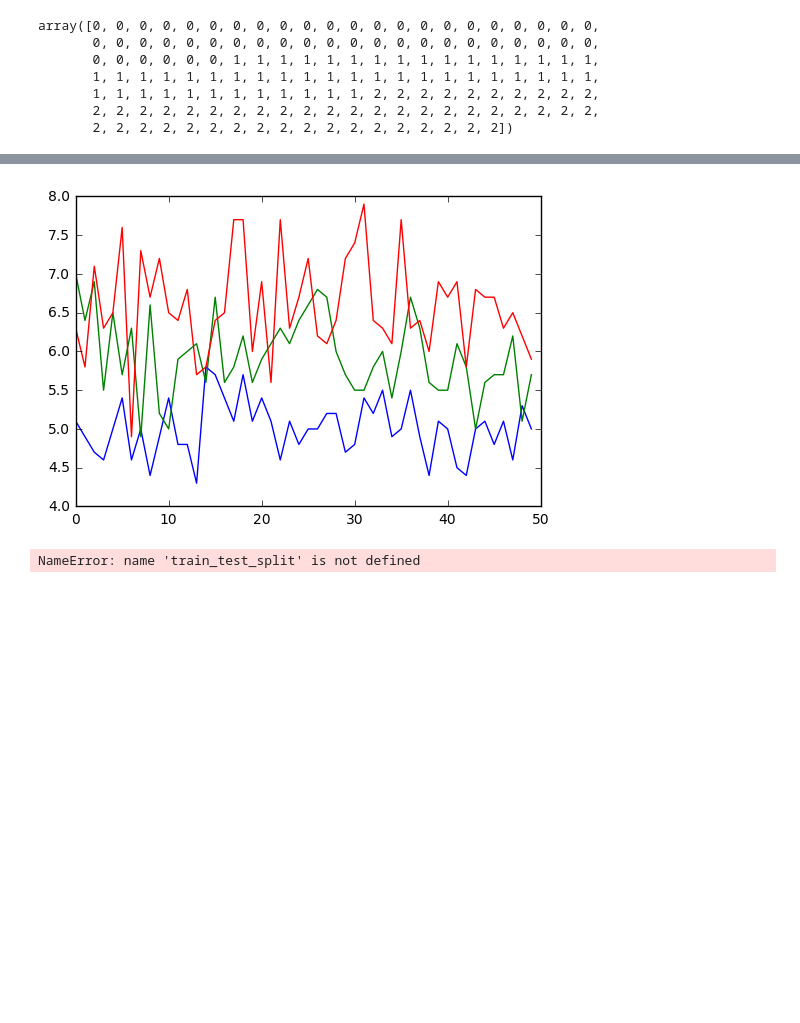
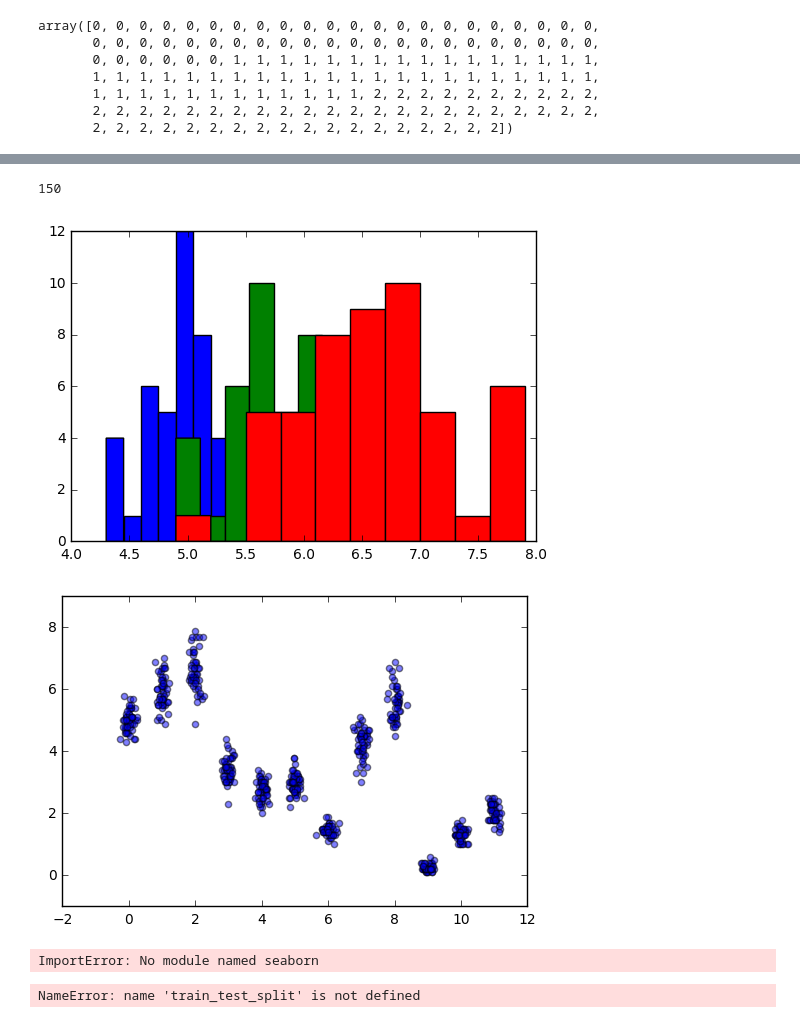
Before and after one commit to andreatrv/tests, a Jupyter notebook: iris.ipynb, the cells around one changed output, grey strips where cells are left out. Drawn from its saved outputs; the diff is of its cells as text; code cells hidden in the pictures; blank space fills up the shorter version.

```diff
--- a/iris.ipynb
+++ b/iris.ipynb
@@ -12,9 +23,9 @@ X = iris.data[:, :2]  # we only take the first two features.
 y = iris.target
 # %%
-iris.data
+x = iris.data
 
-xpd = pd.DataFrame(iris.data)
-xpd.describe()
+x_df = pd.DataFrame(iris.data)
+x_df.describe()
 # %% [output]
 |  | 0 | 1 | 2 | 3 |
 | count | 150.000000 | 150.000000 | 150.000000 | 150.000000 |
@@ -38,11 +75,30 @@ array([0, 0, 0, 0, 0, 0, 0, 0, 0, 0, 0, 0, 0, 0, 0, 0, 0, 0, 0, 0, 0, 0,
+# %%
+len(y)
+# %% [output]
+150
 # %%
 unique, counts = np.unique(y, return_counts=True)
 #plt.pie(counts)
 
+#for j in range(4):
+plt.figure(1)
 for i in unique:
-    plt.plot(iris.data[y==i, 0]) # could look at all 4 cols
+    plt.hist(x[y==i, 0]) # could look at all 4 cols, subplot
+
+plt.figure(2)
+for j in range(4):
+    for i in unique:
+        plt.scatter(y[y==i]+np.random.randn(len(y[y==i]))*.1+(j*3),x[y==i, j], alpha=0.5) # could look at all 4 cols, subplot
 # %% [output]
-[figure, old version]
+[figure, new version]
+[figure, added]
+# %%
+import seaborn as sns
+sns.set(color_codes=True)
+
+sns.distplot(x)
+# %% [output]
+ImportError: No module named seaborn
 # %%
 from sklearn.neighbors import KNeighborsClassifier
 
```
Also changed, not shown: parts of 6 cells of this notebook.
